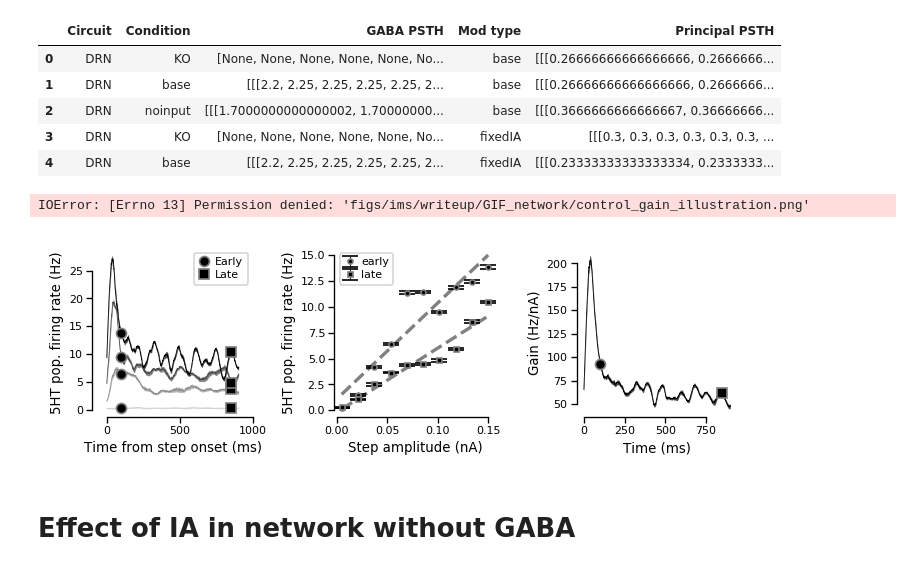
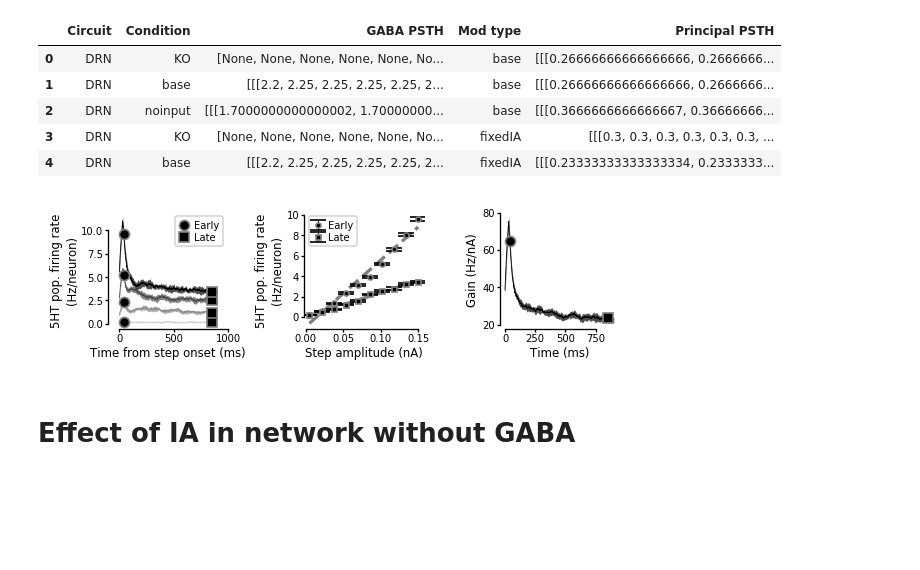
Before and after one commit to nauralcodinglab/raphegif, a Jupyter notebook: figs/scripts/writeup/gain_illustration.ipynb, the cells around one changed output. Saved outputs shown, nothing was run; the diff lists cells and outputs as text; code cells hidden in the pictures; blank space fills up the shorter version.

Commit message:
Hacky network figures for seminar

```diff
--- a/figs/scripts/writeup/gain_illustration.ipynb
+++ b/figs/scripts/writeup/gain_illustration.ipynb
@@ -313,22 +314,22 @@ class GainSimulationVisualizer(object):
 # %%
 visualizer = GainSimulationVisualizer(psth_df, step_amplitudes, (800., 900.), (1000., 1900.))
 # %%
-ser_ctrl_psth = select_PSTH_dataset(psth_df, 'DRN', 'KO', 'base', 'Principal PSTH')
+ser_ctrl_psth = select_PSTH_dataset(psth_df, 'DRN', 'base', 'base', 'Principal PSTH')
 
 ebar_params = {'ls': 'none', 'capsize': 5, 'ecolor': 'k', 'markersize': 3}
 markeredgecolor='gray'
 cmap = plt.get_cmap('Greys')
 stim_start_time = 1000.
-peak_ind = 11000
+peak_ind = 10400
 steady_ind = 18500
 t_vec = sim_df['Model'][0].get_t_vec() - stim_start_time
 
 spec = gs.GridSpec(1, 3)
 
-plt.figure(figsize=(6, 2))
+plt.figure(figsize=(5, 1.5))
 
 plt.subplot(spec[:, 0])
-visualizer.plot_psth('DRN', 'KO', 'base', 'Principal PSTH', range(0, 10, 3), cmap)
+visualizer.plot_psth('DRN', 'base', 'base', 'Principal PSTH', range(0, 10, 3), cmap)
 #plot_lines_cmap(t_vec, ser_ctrl_psth[0, ::3, :].T, cmap, start=0.1)
 plt.plot(
     [peak_ind * 0.1 - stim_start_time] * 4,
@@ -342,7 +343,7 @@ plt.plot(
 )
 plt.xlim(-100., 1000.)
 plt.xlabel('Time from step onset (ms)')
-plt.ylabel('5HT pop. firing rate (Hz)')
+plt.ylabel('5HT pop. firing rate\n(Hz/neuron)')
 plt.legend()
 
 plt.subplot(spec[:, 1])
@@ -353,7 +354,7 @@ plt.errorbar(
     x=step_amplitudes,
     y=ser_ctrl_psth[..., peak_ind].mean(axis=0),
     yerr=ser_ctrl_psth[..., peak_ind].std(axis=0)/np.sqrt(ser_ctrl_psth.shape[0]),
-    label='early',
+    label='Early',
     **ebar_params
 )
 plt.errorbar(
@@ -363,47 +364,46 @@ plt.errorbar(
     x=step_amplitudes,
     y=ser_ctrl_psth[..., steady_ind].mean(axis=0),
     yerr=ser_ctrl_psth[..., steady_ind].std(axis=0)/np.sqrt(ser_ctrl_psth.shape[0]),
-    label='late',
+    label='Late',
     **ebar_params
 )
 plot_linear_fit(step_amplitudes, ser_ctrl_psth[..., peak_ind].mean(axis=0), zorder=-1, lw=2, ls='--', color='gray')
 plot_linear_fit(step_amplitudes, ser_ctrl_psth[..., steady_ind].mean(axis=0), zorder=-1, lw=2, ls='--', color='gray')
-plt.ylabel('5HT pop. firing rate (Hz)')
+plt.ylabel('5HT pop. firing rate\n(Hz/neuron)')
 plt.xlabel('Step amplitude (nA)')
 plt.legend()
 
 plt.subplot(spec[:, 2])
-visualizer.plot_gain('DRN', 'KO', 'base', 'Principal PSTH', color='k')
+visualizer.plot_gain('DRN', 'base', 'base', 'Principal PSTH', color='k')
 
 ser_gain = GainEstimator(0.1)
-ser_gain.fit(select_PSTH_dataset(psth_df, 'DRN', 'KO', 'base', 'Principal PSTH'), step_amplitudes, (800., 900.), (1000., 1900.))
+ser_gain.fit(select_PSTH_dataset(psth_df, 'DRN', 'base', 'base', 'Principal PSTH'), step_amplitudes, (800., 900.), (1000., 1900.))
 
 plt.plot(
     [peak_ind * 0.1 - stim_start_time],
     [ser_gain.gain[peak_ind - timeToIndex(stim_start_time, 0.1)[0]] ],
     'ko',
     markeredgecolor=markeredgecolor
 )
 plt.plot(
     [steady_ind * 0.1 - stim_start_time],
     [ser_gain.gain[steady_ind - timeToIndex(stim_start_time, 0.1)[0]]],
     'ks',
     markeredgecolor=markeredgecolor
 )
 plt.ylabel('Gain (Hz/nA)')
 plt.xlabel('Time (ms)')
 
 sns.despine(trim=True)
 
 plt.tight_layout()
 
 if IMG_PATH is not None:
     plt.savefig(os.path.join(IMG_PATH, 'control_gain_illustration.png'))
 
 del ser_ctrl_psth, ser_gain
 # %% [output]
-IOError: [Errno 13] Permission denied: 'figs/ims/writeup/GIF_network/control_gain_illustration.png'
-[figure, old version]
+[figure, new version]
 # %% [markdown]
 # Effect of IA in network without GABA
 # %%
```
Also changed, not shown: parts of 6 cells of this notebook.
